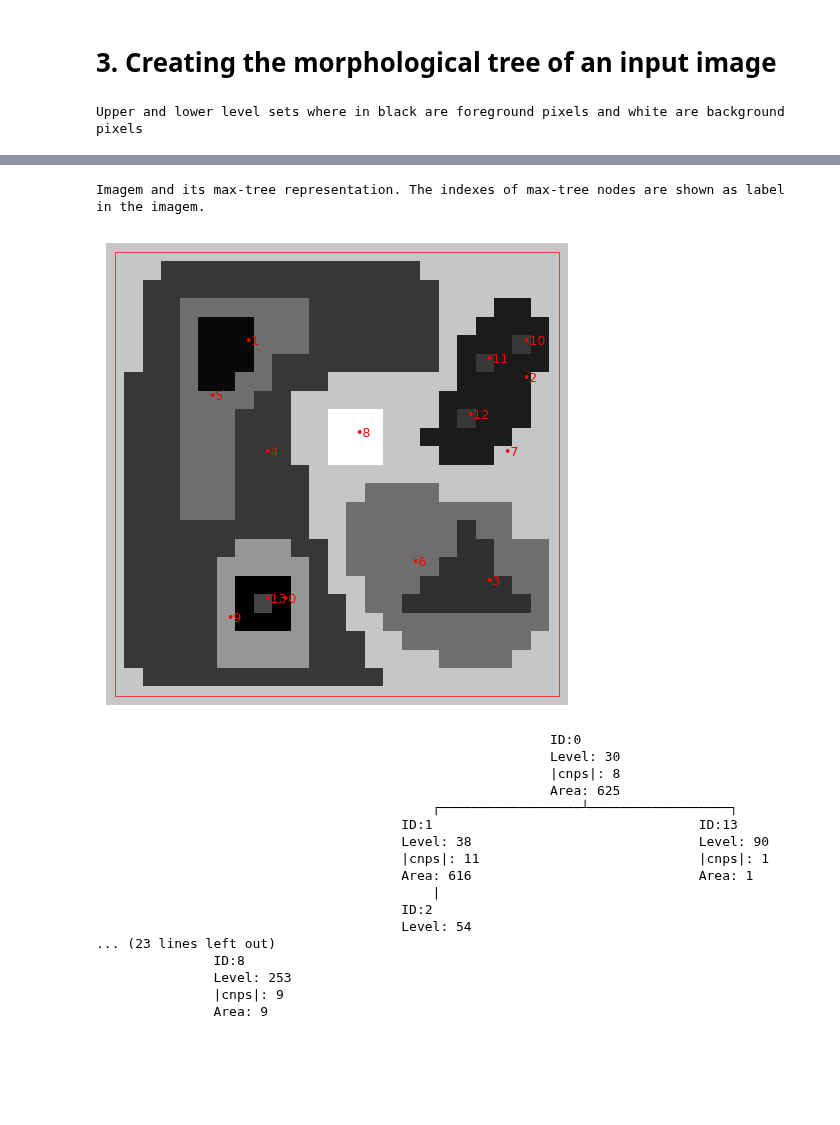
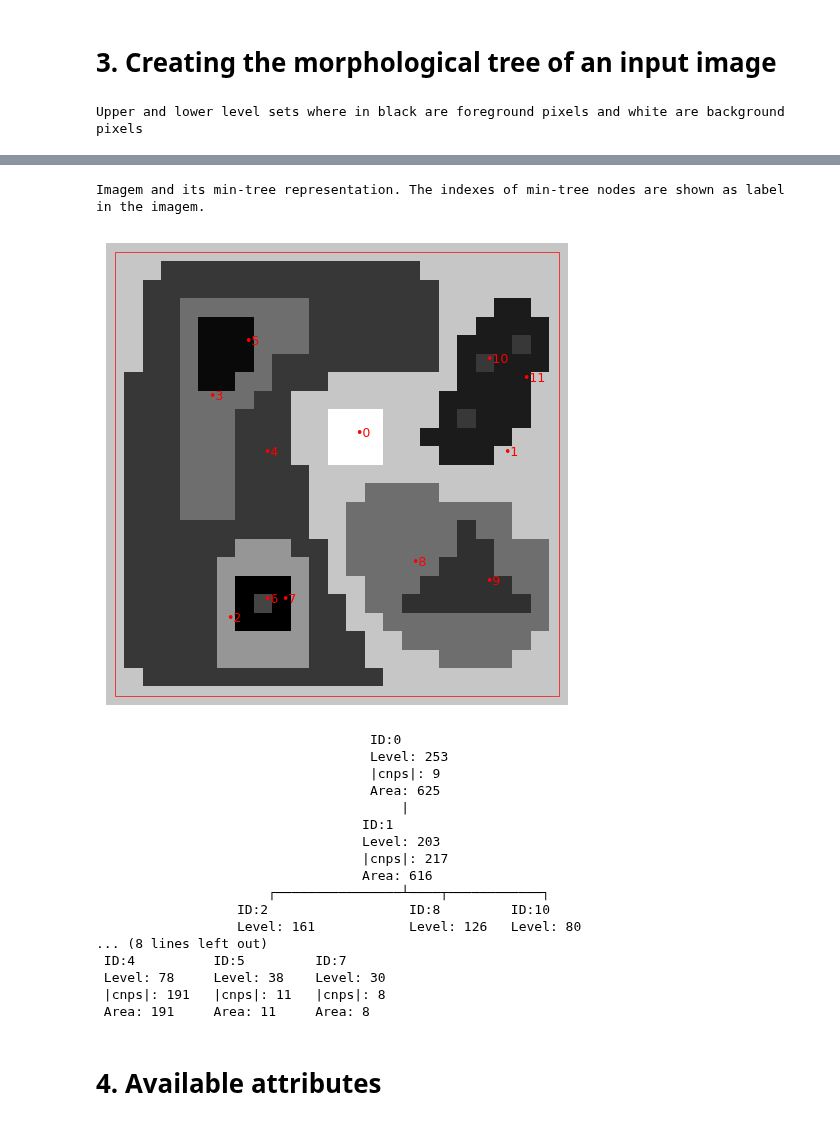
Before and after one commit to wonderalexandre/mmcfilters, a Jupyter notebook: notebooks/SimpleExamples.ipynb, the cells around one changed output, grey strips where cells are left out. Cells and saved outputs as stored; diff of their text form; code cells hidden in the pictures; blank space fills up the shorter version.

```diff
--- a/notebooks/SimpleExamples.ipynb
+++ b/notebooks/SimpleExamples.ipynb
@@ -168,50 +132,53 @@ imgInput = np.array([
         [203,203, 78, 78,126, 38, 38, 38,126, 78, 78, 78, 78, 78, 78, 78, 78, 78,203, 54, 80, 54, 54, 54,203],
         [203, 78, 78, 78,126, 38, 38,126,126, 78, 78, 78,203,203,203,203,203,203,203, 54, 54, 54, 54,203,203],
         [203, 78, 78, 78,126,126,126,126, 78, 78,203,203,203,203,203,203,203,203, 54, 54, 54, 54, 54,203,203],
         [203, 78, 78, 78,126,126,126, 78, 78, 78,203,203,253,253,253,203,203,203, 54, 80, 54, 54, 54,203,203],
         [203, 78, 78, 78,126,126,126, 78, 78, 78,203,203,253,253,253,203,203, 54, 54, 54, 54, 54,203,203,203],
         [203, 78, 78, 78,126,126,126, 78, 78, 78,203,203,253,253,253,203,203,203, 54, 54, 54,203,203,203,203],
         [203, 78, 78, 78,126,126,126, 78, 78, 78, 78,203,203,203,203,203,203,203,203,203,203,203,203,203,203],
         [203, 78, 78, 78,126,126,126, 78, 78, 78, 78,203,203,203,126,126,126,126,203,203,203,203,203,203,203],
         [203, 78, 78, 78,126,126,126, 78, 78, 78, 78,203,203,126,126,126,126,126,126,126,126,126,203,203,203],
         [203, 78, 78, 78, 78, 78, 78, 78, 78, 78, 78,203,203,126,126,126,126,126,126, 72,126,126,203,203,203],
         [203, 78, 78, 78, 78, 78, 78,161,161,161, 78, 78,203,126,126,126,126,126,126, 72, 72,126,126,126,203],
         [203, 78, 78, 78, 78, 78,161,161,161,161,161, 78,203,126,126,126,126,126, 72, 72, 72,126,126,126,203],
         [203, 78, 78, 78, 78, 78,161, 30, 30, 30,161, 78,203,203,126,126,126, 72, 72, 72, 72, 72,126,126,203],
         [203, 78, 78, 78, 78, 78,161, 30, 90, 30,161, 78, 78,203,126,126, 72, 72, 72, 72, 72, 72, 72,126,203],
         [203, 78, 78, 78, 78, 78,161, 30, 30, 30,161, 78, 78,203,203,126,126,126,126,126,126,126,126,126,203],
         [203, 78, 78, 78, 78, 78,161,161,161,161,161, 78, 78, 78,203,203,126,126,126,126,126,126,126,203,203],
         [203, 78, 78, 78, 78, 78,161,161,161,161,161, 78, 78, 78,203,203,203,203,126,126,126,126,203,203,203],
         [203,203, 78, 78, 78, 78, 78, 78, 78, 78, 78, 78, 78, 78, 78,203,203,203,203,203,203,203,203,203,203],
         [203,203,203,203,203,203,203,203,203,203,203,203,203,203,203,203,203,203,203,203,203,203,203,203,203]
 ], dtype=np.uint8)
 (num_rows, num_cols) = imgInput.shape
 
-isMaxtree = True
+isMaxtree = False
 tree = mmcfilters.MorphologicalTree(imgInput, num_rows, num_cols, isMaxtree)
+Type = mmcfilters.Attribute.Type
 
 showLevelSets(imgInput)
 print("\n\n")
 showTree(tree)
 # %% [output]
 Upper and lower level sets where in black are foreground pixels and white are background pixels
 [figure]
-Imagem and its max-tree representation. The indexes of max-tree nodes are shown as label in the imagem.
+Imagem and its min-tree representation. The indexes of min-tree nodes are shown as label in the imagem.
-[figure, old version]
+[figure, new version]
-                                                          ID:0
-                                                          Level: 30
-                                                          |cnps|: 8
-                                                          Area: 625
-                                           ┌──────────────────┴──────────────────┐
-                                       ID:1                                  ID:13
-                                       Level: 38                             Level: 90
-                                       |cnps|: 11                            |cnps|: 1
-                                       Area: 616                             Area: 1
-                                           |
-                                       ID:2
-                                       Level: 54
-... (23 lines left out)
-               ID:8
-               Level: 253
-               |cnps|: 9
-               Area: 9
+                                   ID:0
+                                   Level: 253
+                                   |cnps|: 9
+                                   Area: 625
+                                       |
+                                  ID:1
+                                  Level: 203
+                                  |cnps|: 217
+                                  Area: 616
+                      ┌────────────────┴────┬────────────┐
+                  ID:2                  ID:8         ID:10
+                  Level: 161            Level: 126   Level: 80
+... (8 lines left out)
+ ID:4          ID:5         ID:7
+ Level: 78     Level: 38    Level: 30
+ |cnps|: 191   |cnps|: 11   |cnps|: 8
+ Area: 191     Area: 11     Area: 8
+# %% [markdown]
+# 4. Available attributes
```
Also changed, not shown: parts of 22 cells of this notebook, 9 other files.
